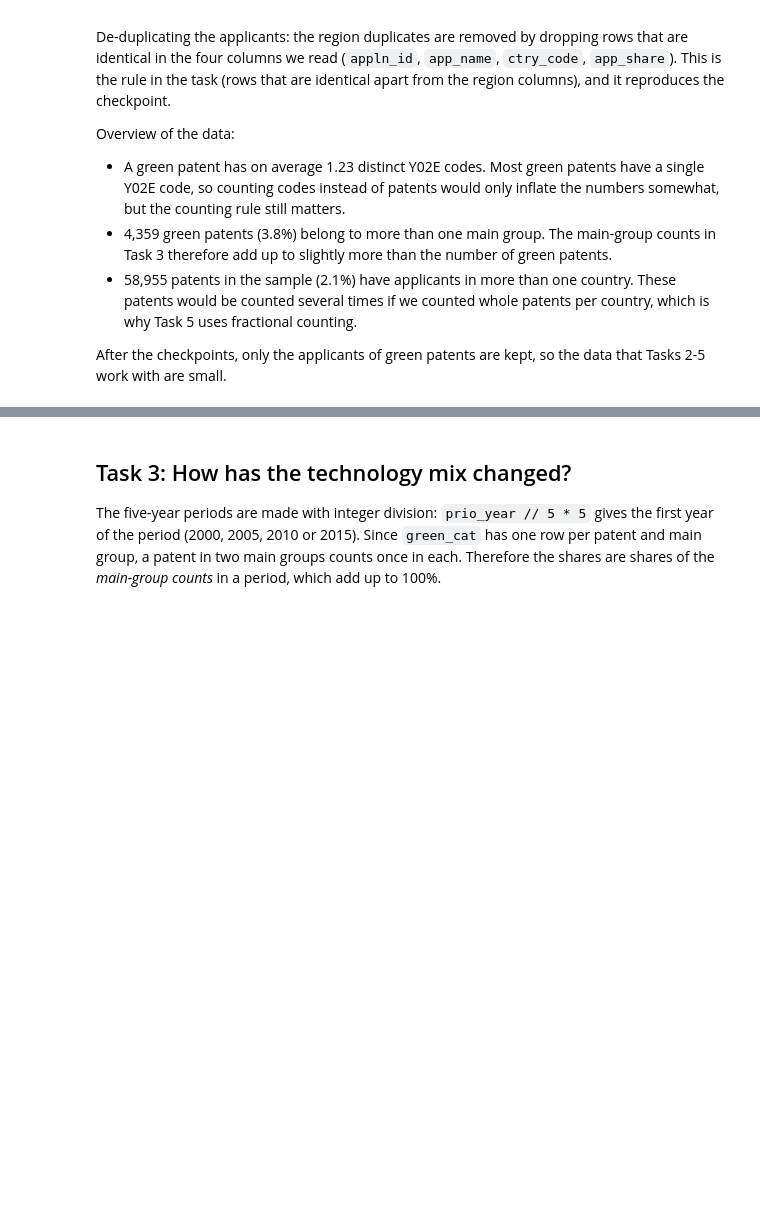
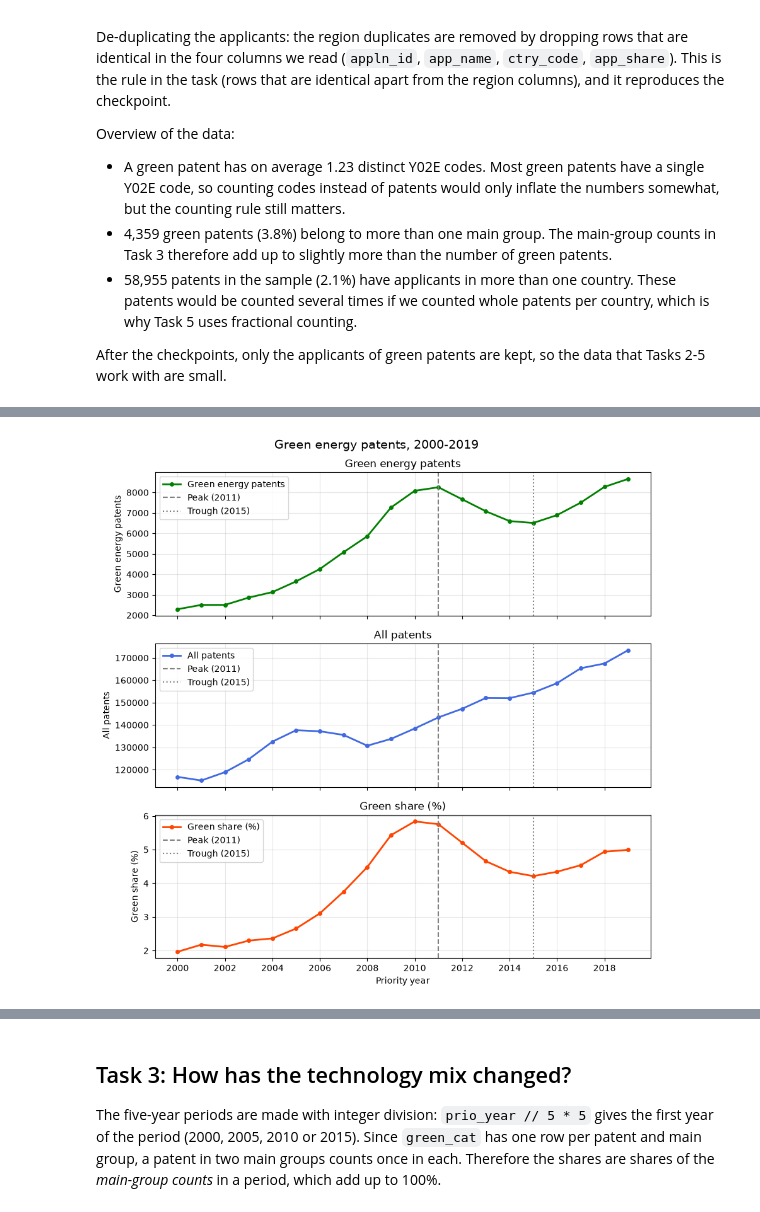
Before and after one commit to mariushempedersen/TECH-2-group-term-paper, a Jupyter notebook: term_paper-TK2.ipynb, the cells around one changed output, grey strips where cells are left out. Drawn from its saved outputs; the diff is of its cells as text; code cells hidden in the pictures; blank space fills up the shorter version.

```diff
--- a/term_paper-TK2.ipynb
+++ b/term_paper-TK2.ipynb
@@ -347,31 +399,36 @@ key.round(1)
 # %%
+# Create a subplot with three panels stacked vertically, making them share x-axis
 fig, axes = plt.subplots(3, 1, figsize=(9, 9), sharex=True)
 panel_colors = ['green', 'royalblue', 'orangered']
 
+# Create a plot for each column in the dataframe
 for i, column in enumerate(yearly.columns):
     ax = axes[i]
     ax.plot(
         yearly.index,
         yearly[column],
         color=panel_colors[i],
         lw=2,
         marker='o',
         ms=4,
         label=column,
     )
-    # Mark the peak and the trough of green patenting in every panel
+    # Mark the start and end of slump in every panel
     ax.axvline(slump_start, color='grey', ls='--', label=f'Peak ({slump_start})')
     ax.axvline(slump_end, color='grey', ls=':', label=f'Trough ({slump_end})')
     ax.set_ylabel(column)
     ax.set_title(column)
     ax.grid(alpha=0.3)
     ax.legend(loc='upper left')
 
+# Set xlabel and ticks at the bottom panel, and a title for the whole figure
 axes[-1].set_xlabel('Priority year')
 axes[-1].set_xticks(range(sample_start, sample_end + 1, 2))
-fig.suptitle('Green energy patents at the EPO, 2000-2019', fontsize=14)
+fig.suptitle('Green energy patents, 2000-2019', fontsize=14)
 fig.tight_layout()
 plt.show()
+# %% [output]
+[figure, added]
 # %% [markdown]
 ### Answers to Task 2
 
```
Also changed, not shown: parts of 20 cells of this notebook.
